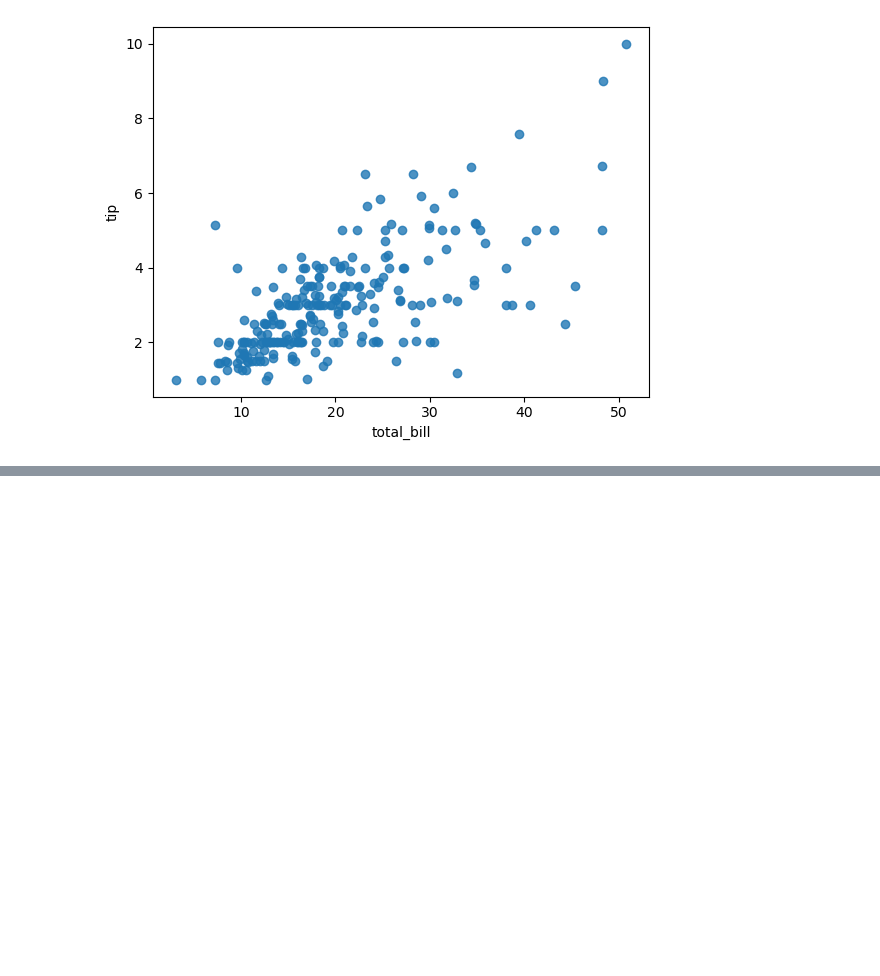
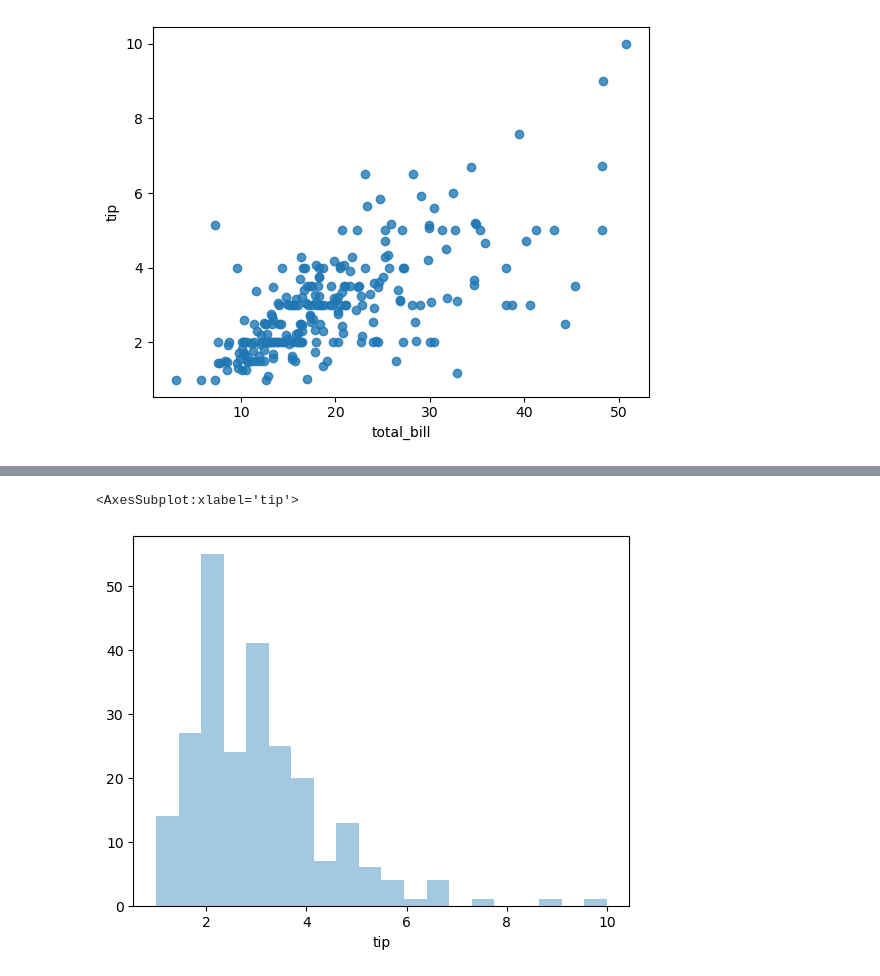
Before and after one commit to pipipik/skillup_01, a Jupyter notebook: DAY6/20240209_DAY6.ipynb, the cells around one changed output, grey strips where cells are left out. Cells and saved outputs as stored; diff of their text form; code cells hidden in the pictures; blank space fills up the shorter version.

```diff
--- a/DAY6/20240209_DAY6.ipynb
+++ b/DAY6/20240209_DAY6.ipynb
@@ -26,0 +48,5 @@ plt.show()
+# %%
+sns.distplot(tips.tip, bins=20, kde = False)
+# %% [output]
+<AxesSubplot:xlabel='tip'>
+[figure, added]
```
Also changed, not shown: parts of 6 cells of this notebook.
